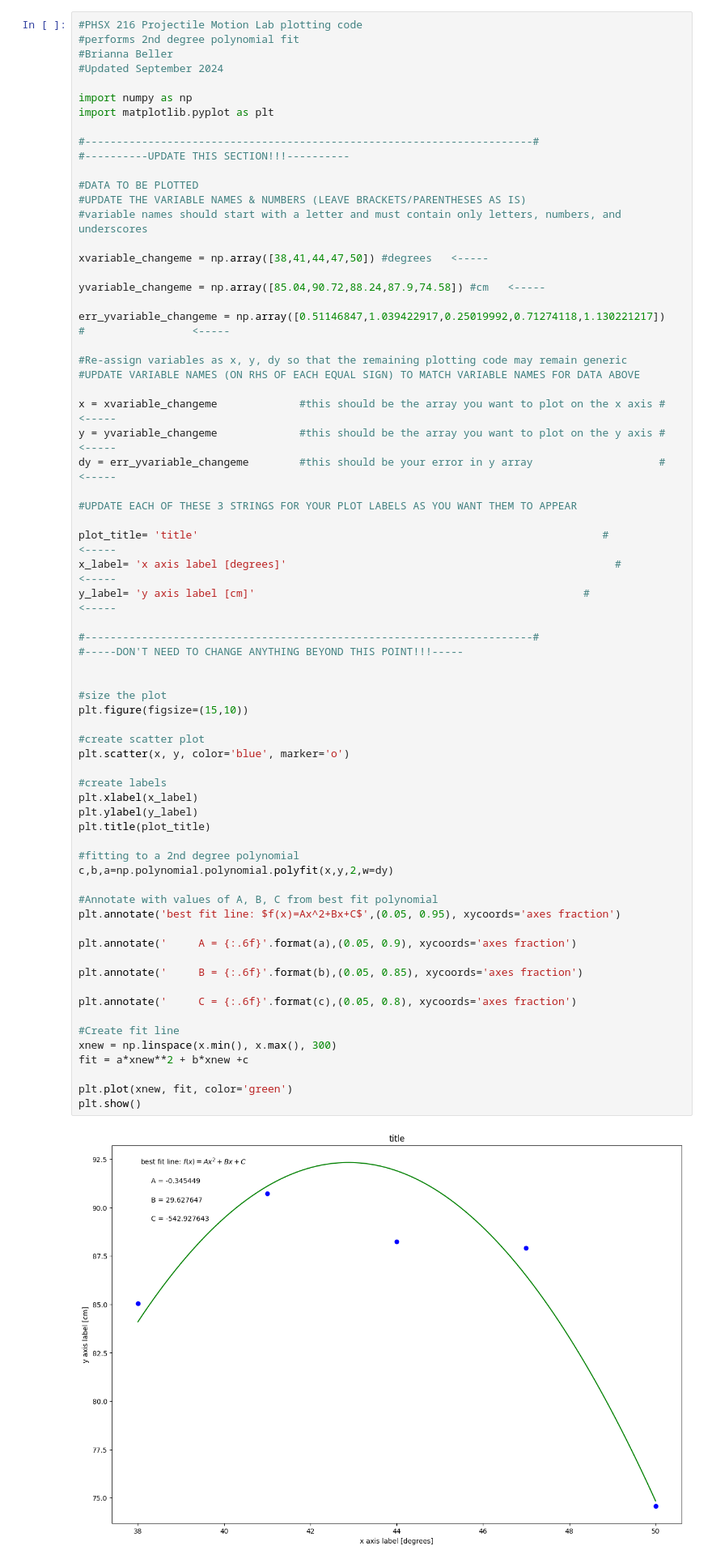
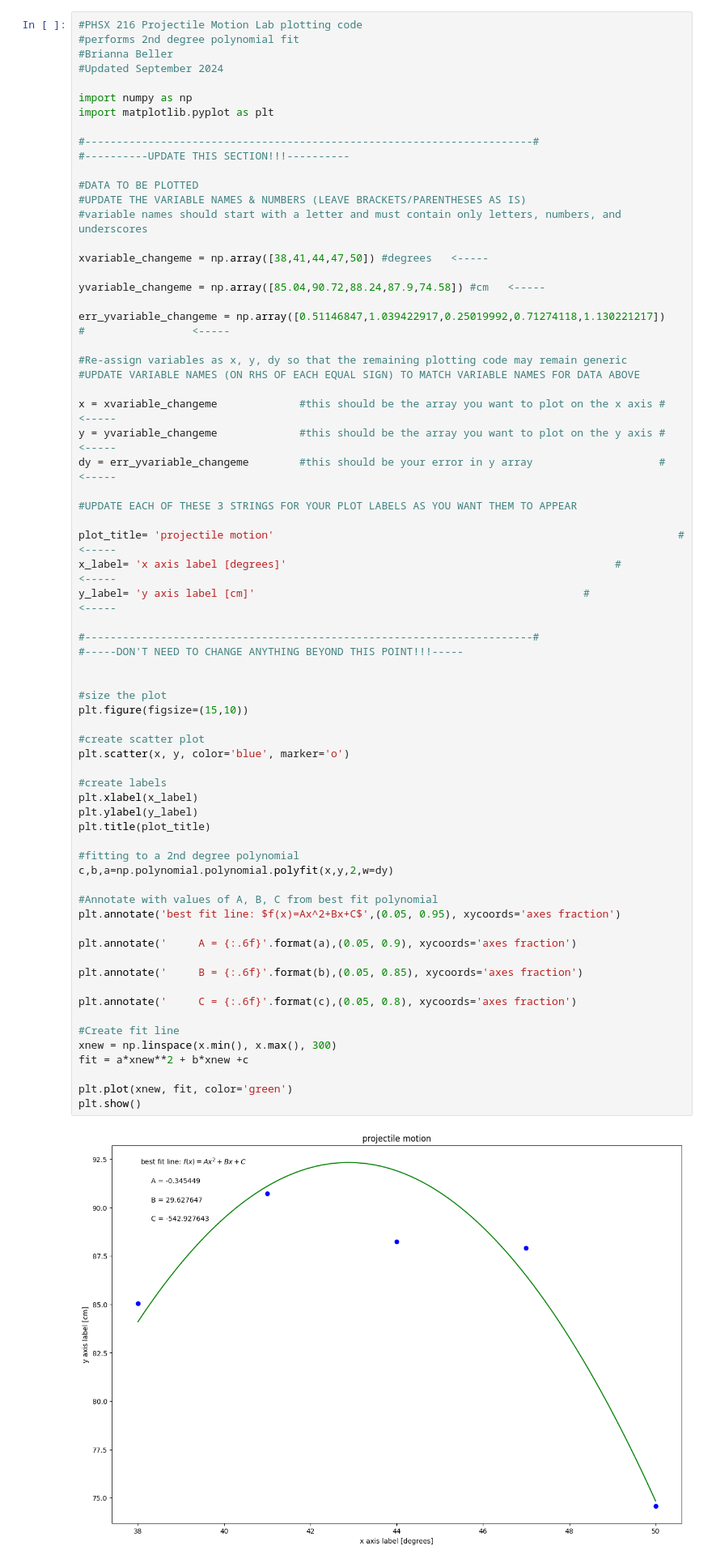
Before and after one commit to cotis9/whatever-you-want, a Jupyter notebook: PROJECTILE_MOTION_ONLY_plotting_template.ipynb, the cells around one changed output. Shown at 81% size. Cells and saved outputs as stored; diff of their text form.

```diff
--- a/PROJECTILE_MOTION_ONLY_plotting_template.ipynb
+++ b/PROJECTILE_MOTION_ONLY_plotting_template.ipynb
@@ -31,7 +31,7 @@ dy = err_yvariable_changeme        #this should be your error in y array
 
 #UPDATE EACH OF THESE 3 STRINGS FOR YOUR PLOT LABELS AS YOU WANT THEM TO APPEAR
 
-plot_title= 'title'                                                                #                 <-----
+plot_title= 'projectile motion'                                                                #                 <-----
 x_label= 'x axis label [degrees]'                                                    #                 <-----
 y_label= 'y axis label [cm]'                                                    #                 <-----
 
@@ -42,31 +42,31 @@ y_label= 'y axis label [cm]'
 #size the plot
 plt.figure(figsize=(15,10))
 
 #create scatter plot
 plt.scatter(x, y, color='blue', marker='o')
 
 #create labels
 plt.xlabel(x_label)
 plt.ylabel(y_label)
 plt.title(plot_title)
 
 #fitting to a 2nd degree polynomial
 c,b,a=np.polynomial.polynomial.polyfit(x,y,2,w=dy)
 
 #Annotate with values of A, B, C from best fit polynomial
 plt.annotate('best fit line: $f(x)=Ax^2+Bx+C$',(0.05, 0.95), xycoords='axes fraction')
 
 plt.annotate('     A = {:.6f}'.format(a),(0.05, 0.9), xycoords='axes fraction')
 
 plt.annotate('     B = {:.6f}'.format(b),(0.05, 0.85), xycoords='axes fraction')
 
 plt.annotate('     C = {:.6f}'.format(c),(0.05, 0.8), xycoords='axes fraction')
 
 #Create fit line
 xnew = np.linspace(x.min(), x.max(), 300)
 fit = a*xnew**2 + b*xnew +c
 
 plt.plot(xnew, fit, color='green')
 plt.show()
 # %% [output]
-[figure, old version]
+[figure, new version]
```
